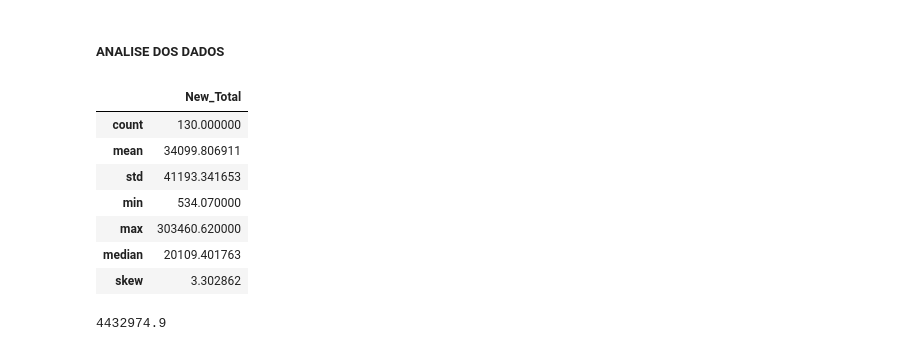
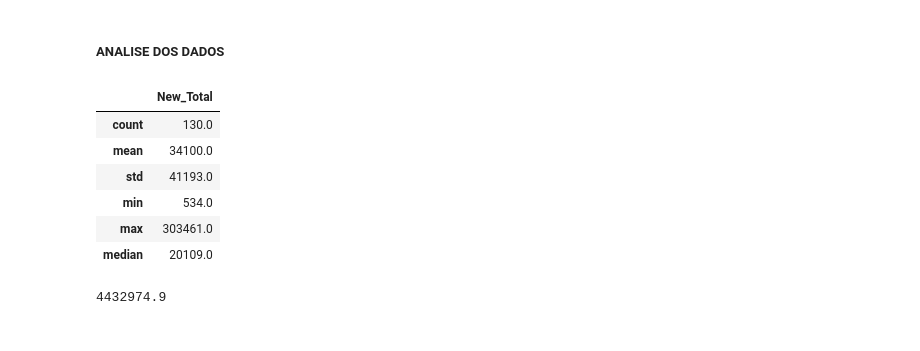
Before and after one commit to Keylla-Rodrigues/Monthly-quote-report, a Jupyter notebook: Monthly-quote-report.ipynb, the cells around one changed output. Saved outputs shown, nothing was run; the diff lists cells and outputs as text; code cells hidden in the pictures.

```diff
--- a/Monthly-quote-report.ipynb
+++ b/Monthly-quote-report.ipynb
@@ -211,18 +211,17 @@ display(nova_tabela)
 # %%
 # 5.1 - Calcular estatistica descritiva (geral) p/ quantidade total de quotes criados (New_Total) - mes fev 2022
 
 # Estatistica descritiva da variavel New_Total (Total convertida para $CAD) - mes fev 2022
 
-nova_tabela.agg({"New_Total": ["count", "mean", "std", "min", "max", "median", "skew"],})
+round(nova_tabela.agg({"New_Total": ["count", "mean", "std", "min", "max", "median"],}))
 # %% [output]
 |  | New_Total |
-| count | 130.000000 |
-| mean | 34099.806911 |
-| std | 41193.341653 |
-| min | 534.070000 |
-| max | 303460.620000 |
-| median | 20109.401763 |
-| skew | 3.302862 |
+| count | 130.0 |
+| mean | 34100.0 |
+| std | 41193.0 |
+| min | 534.0 |
+| max | 303461.0 |
+| median | 20109.0 |
 # %%
 # Calcular estatistica descritiva da variavel New_Total (geral) / CAN$
 
```
Also changed, not shown: parts of 2 cells of this notebook.
